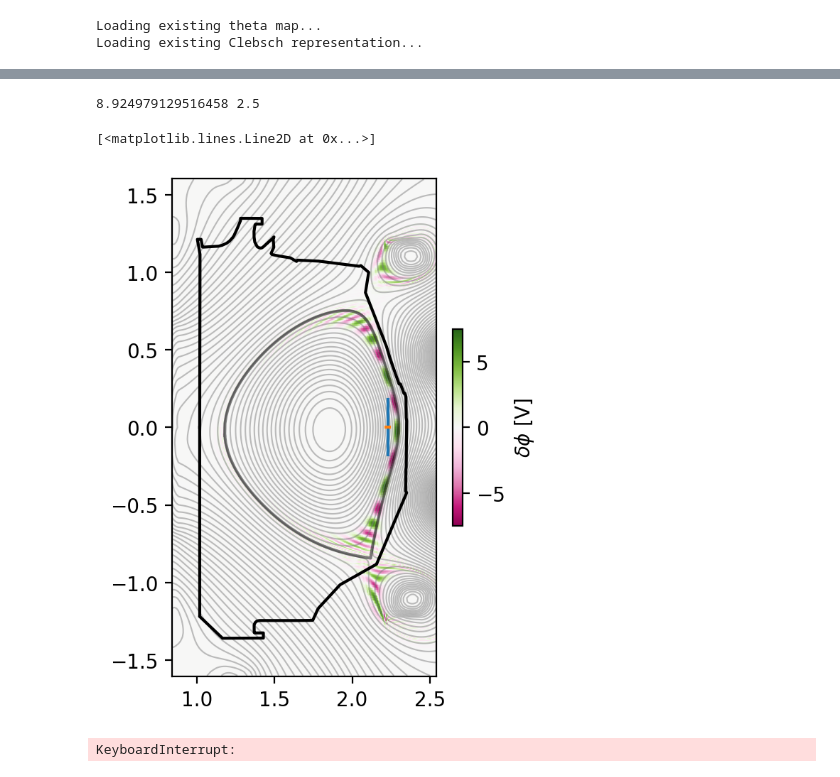
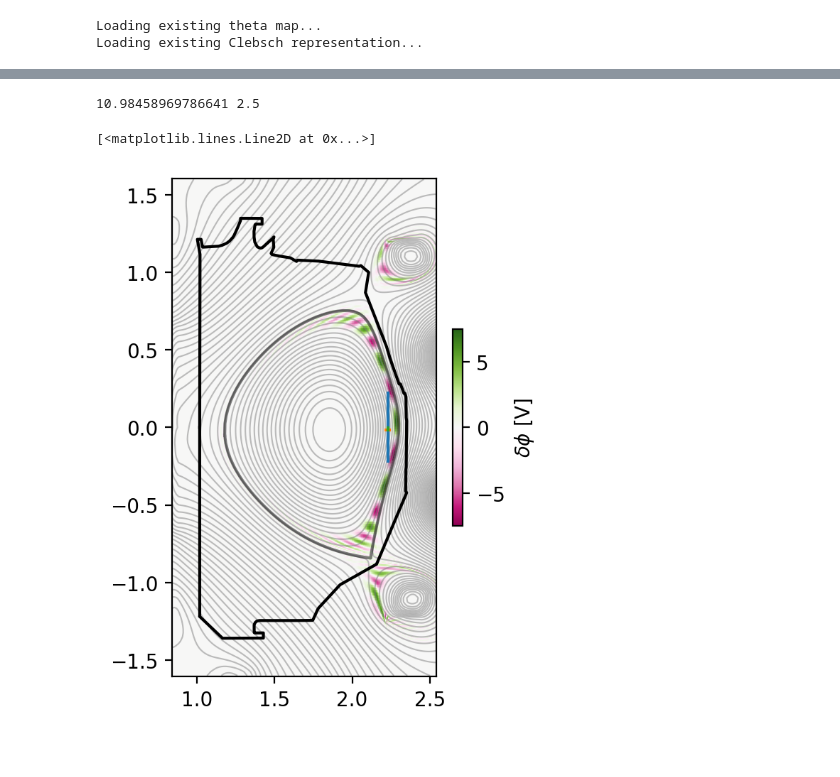
Before and after one commit to Maplenormandy/c1lgkt-jax, a Jupyter notebook: bin/negative_triangularity/nt_analysis.ipynb, the cells around one changed output, grey strips where cells are left out. Drawn from its saved outputs; the diff is of its cells as text; code cells hidden in the pictures.

```diff
--- a/bin/negative_triangularity/nt_analysis.ipynb
+++ b/bin/negative_triangularity/nt_analysis.ipynb
@@ -115,14 +125,14 @@ coefs = coefs.at[0, 0, 0].set(0.25*3e-2)
 eikonal_field = EikonalFieldProvider(
     theta_map,
     clebsch,
-    # n = 7 leads to k_\theta of about 0.176 rad/cm at the OMP
-    jnp.array([7], dtype=int),
-    # taking f about 20 kHz
-    jnp.array([2*jnp.pi*20.0]),
+    # n = 6 leads to k_\theta of about 0.176 rad/cm at the OMP
+    jnp.array([6], dtype=int),
+    # taking f about 25 kHz
+    jnp.array([2*jnp.pi*28.0]),
     # Perturbation is centered around rho = 0.95
-    jnp.array([0.95*eq.psix]),
+    jnp.array([0.94*eq.psix]),
     # Width is about 0.05 in normalized psi
-    jnp.array([0.05*eq.psix]),
+    jnp.array([0.045*eq.psix]),
     # Mode is peaked at the outer midplane
     jnp.array([0.0]),
     # Poloidal extent of the mode; somewhat arbitrary for now
@@ -133,35 +143,37 @@ eikonal_field = EikonalFieldProvider(
 # %%
 # %% Plot the equilibrium and the Clebsch representation
 fig = plt.figure(figsize=(3, 6), dpi=200)
 
 ax = plt.subplot(111)
 
 eq.plot_magnetic_geometry(ax, alpha=0.5)
 
 rgrid = np.linspace(eq.rmin, eq.rmax, 512)
 zgrid = np.linspace(eq.zmin, eq.zmax, 512)
 rplot, zplot = np.meshgrid(rgrid, zgrid, indexing='ij')
 
 theta = theta_map(rplot.ravel(), zplot.ravel()).reshape(rplot.shape)
 psi = eq.interp_psi(rplot.ravel(), zplot.ravel()).reshape(rplot.shape)
 
 alpha = clebsch.interp_alpha(psi.ravel(), theta.ravel()).reshape(psi.shape)
 
 psi_ev, ff_ev = eq.compute_psi_and_ff(rplot.ravel(), zplot.ravel())
-phi_fluct, apar_fluct = eikonal_field(0.0, rplot.ravel(), jnp.zeros_like(rplot.ravel()), zplot.ravel(), psi_ev)
+varphi_fluct = jnp.full_like(rplot.ravel(), 0.0)
+phi_fluct, apar_fluct = eikonal_field(0.005, rplot.ravel(), varphi_fluct, zplot.ravel(), psi_ev)
 
 phi_max = jnp.max(jnp.abs(phi_fluct))*1e3
 
 pc = ax.pcolormesh(rplot, zplot, phi_fluct.reshape(psi.shape)*1e3, shading='auto', cmap='PiYG', vmin=-phi_max, vmax=phi_max)
 plt.colorbar(pc, label=R'$\delta\phi$ [V]', shrink=0.3)
 
 ## From Stewart+ PPCF 2025 fig. 4, this is maybe the right poloidal wavelength on the OMP
-l_poloidal = (2 * jnp.pi / 0.176) / 100.0
+l_poloidal = (2 * jnp.pi / 0.143) / 100.0
 l_radial = 2.5 / 100.0
 print((l_poloidal/4)*100, l_radial*100)
 ax.plot([2.23, 2.23], [-l_poloidal/2, l_poloidal/2])
-ax.plot([2.23-l_radial/2, 2.23+l_radial/2], [0.0, 0.0])
+ax.plot([2.23-l_radial/2, 2.23+l_radial/2], [eq.zaxis, eq.zaxis])
+ax.plot([2.23, 2.23], [eq.zaxis, eq.zaxis+0.01])
 # %% [output]
-8.924979129516458 2.5
+10.98458969786641 2.5
 [<matplotlib.lines.Line2D at 0x...>]
-[figure, old version]
+[figure, new version]
@@ -259,52 +180 @@ dy0 = particle_motion.f_driftkinetic(t0, y0, args)
-# %%
-# %% Integrate particle trajectories in blocks and compute punctures
-
-import pickle
-
-num_blocks = 48*96
-ppuncs = [particle_tools.PunctureData(
-    tp = np.zeros((0,)),
-    yp = jax.tree.map(lambda x: np.zeros((0,)), y0)
-)] * y0[0].shape[0]
-npuncs = [particle_tools.PunctureData(
-    tp = np.zeros((0,)),
-    yp = jax.tree.map(lambda x: np.zeros((0,)), y0)
-)] * y0[0].shape[0]
-
-
-for i in tqdm(range(num_blocks)):
-    # Integrate particle trajectories
-    sol = diffrax.diffeqsolve(
-        term, solver, t0=t0, t1=10000.0, dt0=2e-6, y0=y0,
-        args=args, stepsize_controller=diffrax.ConstantStepSize(), saveat=saveat,
-        max_steps=4096,
-        throw=False
-    )
-
-    # Extract solution and compute punctures
-    r_sol, varphi_sol, z_sol, vpar_sol, mu_sol = sol.ys # pyright: ignore
-    #phase = eikonal_field.n[0]*varphi_sol - (sol.ts*eikonal_field.omega[0])[:,None] # pyright: ignore
-    #ppuncs_i, npuncs_i = particle_tools.compute_punctures(sol.ts, sol.ys, phase, period=2*jnp.pi) # pyright: ignore
-    ppuncs_i, npuncs_i = particle_tools.compute_punctures(sol.ts, sol.ys, z_sol - eq.zaxis) # pyright: ignore
-
-    # Accumulate punctures
-    ppuncs = jax.tree.map(lambda *xs: jnp.concatenate(xs), ppuncs, ppuncs_i)
-    npuncs = jax.tree.map(lambda *xs: jnp.concatenate(xs), npuncs, npuncs_i)
-
-    # Update initial conditions for next block
-    t0 = sol.ts[-1] # pyright: ignore
-    y0 = (
-        r_sol[-1],
-        varphi_sol[-1],
-        z_sol[-1],
-        vpar_sol[-1],
-        mu_sol[-1]
-    )
-
-
-    if i%16 == 0:
-        with open('./scratch/outputs/puncs.pkl', 'wb') as f:
-            pickle.dump((ppuncs, npuncs), f)
-# %% [output]
-KeyboardInterrupt:
 # %%
```
Also changed, not shown: parts of 14 cells of this notebook, 16 other files.
